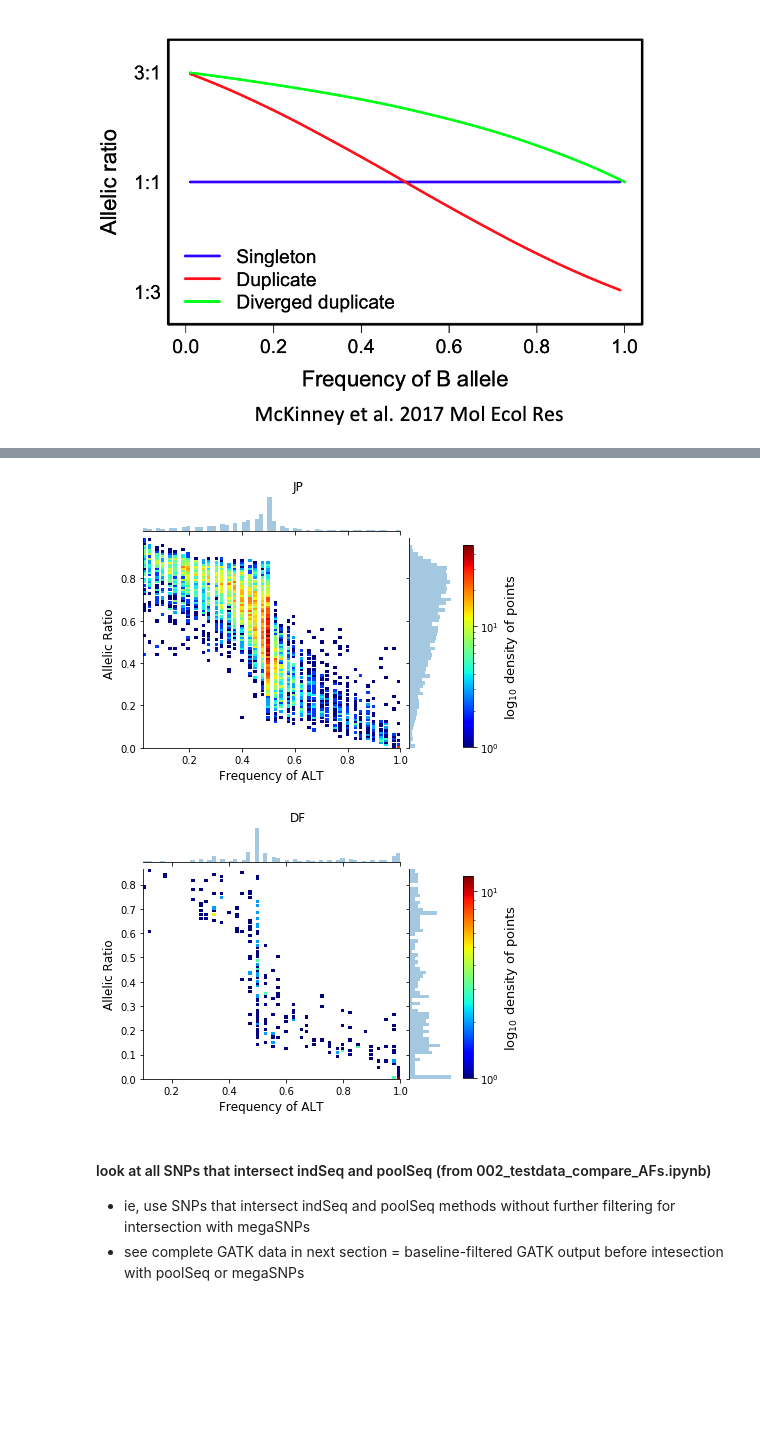
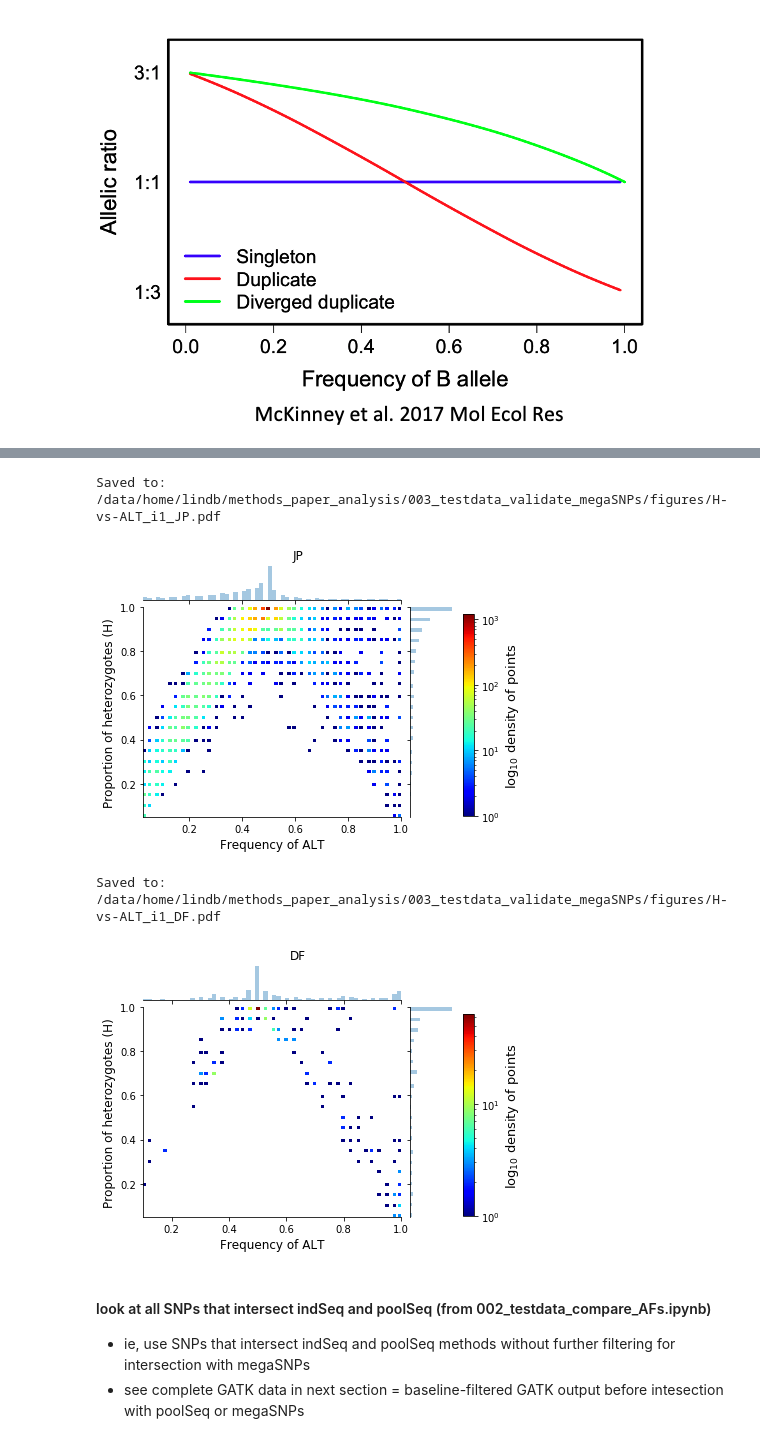
Before and after one commit to CoAdapTree/testdata_validation, a Jupyter notebook: 003_testdata_validate_megaSNPs.ipynb, the cells around one changed output, grey strips where cells are left out. Cells and saved outputs as stored; diff of their text form; code cells hidden in the pictures; blank space fills up the shorter version.

Commit message:
figures

```diff
--- a/003_testdata_validate_megaSNPs.ipynb
+++ b/003_testdata_validate_megaSNPs.ipynb
@@ -255,6 +263,9 @@ ads[sp].head()
 # %%
 #PLOT READ-RATIO DEVIATION (D) AGAINST HETEROZYGOSITY
+ixn = 'i1'  # intersection
 for sp,df in ads.items():
-    makesweetgraph(x=df['hetPerc'],y=df['z'],ylab='Read Ratio Deviation "D" (z-score) values',
-                   xlab='H (hetPerc)', title=sp)
+    makesweetgraph(x=df['hetPerc'],y=df['z'],ylab='Read Ratio Deviation\n(z-score values)',
+                   xlab='Proportion of Heterozygotes (H)', title=sp,
+                   saveloc=op.join(figdir, f'Z-vs-H_{ixn}_{sp}.pdf')
+                  )
 # %% [output]
@@ -262,0 +276,8 @@ for sp,df in ads.items():
+# %%
+#PLOT READ-RATIO DEVIATION (D) AGAINST HETEROZYGOSITY
+ixn = 'i1'  # intersection
+for sp,df in ads.items():
+    makesweetgraph(x=df['hetPerc'],y=df['z'],ylab='Read Ratio Deviation\n(z-score values)',
+                   xlab='Proportion of Heterozygotes (H)', title=sp,
+                   saveloc=op.join(figdir, f'Z-vs-H_{ixn}_{sp}_ylim2.pdf'), xlim=(0,1), ylim=(-40,40)
+                  )
@@ -263,6 +289,8 @@ for sp,df in ads.items():
 # %%
 #PLOT RATIO AGAINST HETEROZYGOSITY
+ixn = 'i1'  # intersection
 for sp,df in ads.items():
-    makesweetgraph(x=df['hetPerc'],y=df['HET_REF_AD-div-HET_DP'],xlab='H (hetPerc)',
-                   ylab='Read Ratio (REF/total)', title=sp)
+    makesweetgraph(x=df['hetPerc'],y=df['HET_REF_AD-div-HET_DP'],xlab='Proportion of heterozygotes (H)',
+                   ylab='Allelic Ratio (REF/total)', title=sp,
+                   saveloc=op.join(figdir, f'AR-vs-H_{ixn}_{sp}.pdf'))
 # %% [output]
@@ -275,6 +305,9 @@ Image(filename=op.join(methodsdir, 'figs/all-ratio_vs_ALT-freq.png'))
 [figure]
 # %%
 # RR vs AF
+ixn = 'i1'  # intersection
 for sp,df in ads.items():
-    makesweetgraph(x=df['AF'],y=df['HET_REF_AD-div-HET_DP'],ylab='Allelic Ratio',xlab='Frequency of ALT', title=sp)
+    makesweetgraph(x=df['AF'],y=df['HET_REF_AD-div-HET_DP'],
+                   ylab='Allelic Ratio (REF/total)',xlab='Frequency of ALT', title=sp,
+                   saveloc=op.join(figdir, f'AR-vs-ALT_{ixn}_{sp}.pdf'))
 # %% [output]
@@ -283,10 +318,15 @@ for sp,df in ads.items():
 # %%
-# RR vs realfreq
+# AF vs hetPerc
+ixn = 'i1'  # intersection
 for sp,df in ads.items():
-    makesweetgraph(x=df['realfreq'],y=df['HET_REF_AD-div-HET_DP'],ylab='Allelic Ratio',xlab='Frequency of ALT', title=sp)
+    makesweetgraph(x=df['realfreq'],y=df['hetPerc'],
+                   ylab='Proportion of heterozygotes (H)',xlab='Frequency of ALT', title=sp,
+                   saveloc=op.join(figdir, f'H-vs-ALT_{ixn}_{sp}.pdf'))
 # %% [output]
+Saved to:  /data/home/lindb/methods_paper_analysis/003_testdata_validate_megaSNPs/figures/H-vs-ALT_i1_JP.pdf
-[figure, old version]
+[figure, new version]
+Saved to:  /data/home/lindb/methods_paper_analysis/003_testdata_validate_megaSNPs/figures/H-vs-ALT_i1_DF.pdf
-[figure, old version]
+[figure, new version]
 # %% [markdown]
 #### look at all SNPs that intersect indSeq and poolSeq (from 002_testdata_compare_AFs.ipynb)
 
```
Also changed, not shown: parts of 35 cells of this notebook.
